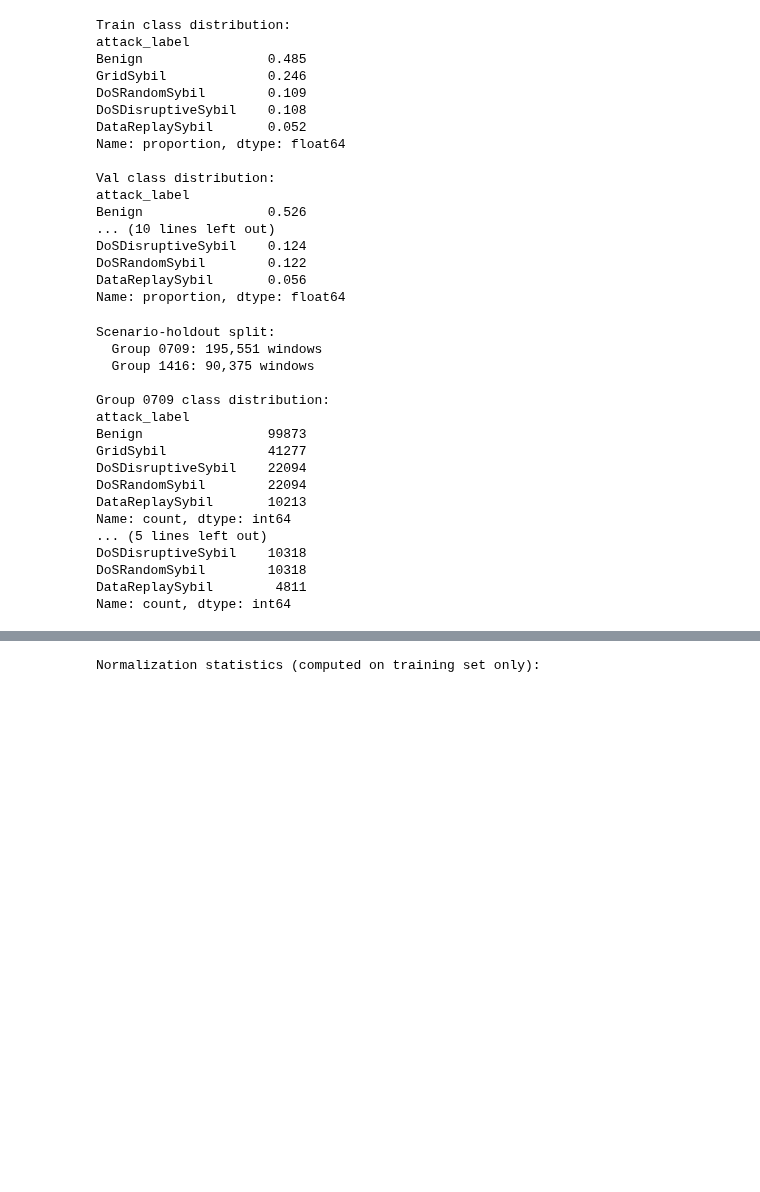
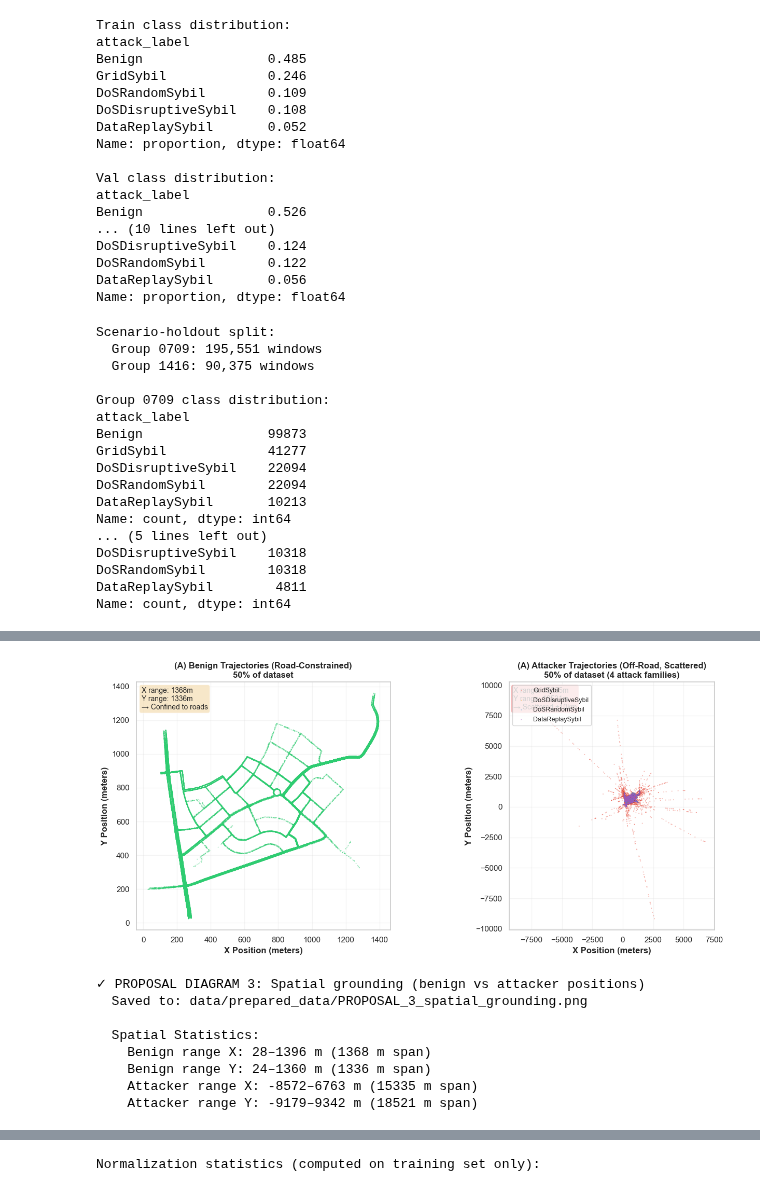
Before and after one commit to bibekgupta3333/sybil-llm, a Jupyter notebook: notebook/eda_veremi.ipynb, the cells around one changed output, grey strips where cells are left out. Saved outputs shown, nothing was run; the diff lists cells and outputs as text; code cells hidden in the pictures; blank space fills up the shorter version.

```diff
--- a/notebook/eda_veremi.ipynb
+++ b/notebook/eda_veremi.ipynb
@@ -801,0 +1154,75 @@ Name: count, dtype: int64
+# %%
+# DIAGRAM 3: Spatial Grounding - Benign On-Road vs Attackers Off-Road
+fig, axes = plt.subplots(1, 2, figsize=(14, 6))
+
+# Left: Benign vehicle positions (road-constrained)
+ax = axes[0]
+benign_sample = df_gt[~df_gt['is_attacker']].sample(min(80000, (~df_gt['is_attacker']).sum()), random_state=42)
+scatter1 = ax.scatter(benign_sample['pos_x'], benign_sample['pos_y'],
+                      s=2, alpha=0.4, c='#2ecc71', edgecolors='none')
+ax.set_xlabel('X Position (meters)', fontsize=12, fontweight='bold')
+ax.set_ylabel('Y Position (meters)', fontsize=12, fontweight='bold')
+ax.set_title('(A) Benign Trajectories (Road-Constrained)\n50% of dataset',
+             fontsize=12, fontweight='bold')
+ax.set_aspect('equal')
+ax.grid(alpha=0.2)
+
+# Stats for benign
+x_range_benign = benign_sample['pos_x'].max() - benign_sample['pos_x'].min()
+y_range_benign = benign_sample['pos_y'].max() - benign_sample['pos_y'].min()
+ax.text(0.02, 0.98, f'X range: {x_range_benign:.0f}m\nY range: {y_range_benign:.0f}m\n→ Confined to roads',
+        transform=ax.transAxes, fontsize=10, verticalalignment='top',
+        bbox=dict(boxstyle='round', facecolor='wheat', alpha=0.7))
+
+# Right: Attacker positions (off-road, scattered)
+ax = axes[1]
+attacker_sample = df_gt[df_gt['is_attacker']].sample(min(80000, df_gt['is_attacker'].sum()), random_state=42)
+# Color by attack type
+attack_colors = {
+    'GridSybil': '#e74c3c',
+    'DoSDisruptiveSybil': '#f39c12',
+    'DoSRandomSybil': '#3498db',
+    'DataReplaySybil': '#9b59b6',
+}
+for attack_type, color in attack_colors.items():
+    mask = attacker_sample['attack_label'] == attack_type
+    subset = attacker_sample[mask]
+    ax.scatter(subset['pos_x'], subset['pos_y'], s=2, alpha=0.4, c=color,
+               label=attack_type, edgecolors='none')
+
+ax.set_xlabel('X Position (meters)', fontsize=12, fontweight='bold')
+ax.set_ylabel('Y Position (meters)', fontsize=12, fontweight='bold')
+ax.set_title('(A) Attacker Trajectories (Off-Road, Scattered)\n50% of dataset (4 attack families)',
+             fontsize=12, fontweight='bold')
+ax.set_aspect('equal')
+ax.grid(alpha=0.2)
+ax.legend(fontsize=9, loc='upper left')
+
+# Stats for attackers
+x_range_attacker = attacker_sample['pos_x'].max() - attacker_sample['pos_x'].min()
+y_range_attacker = attacker_sample['pos_y'].max() - attacker_sample['pos_y'].min()
+ax.text(0.02, 0.98, f'X range: {x_range_attacker:.0f}m\nY range: {y_range_attacker:.0f}m\n→ Scattered ±10km',
+        transform=ax.transAxes, fontsize=10, verticalalignment='top',
+        bbox=dict(boxstyle='round', facecolor='lightcoral', alpha=0.7))
+
+plt.tight_layout()
+plt.savefig('data/prepared_data/PROPOSAL_3_spatial_grounding.png', dpi=300, bbox_inches='tight')
+plt.show()
+
+print("✓ PROPOSAL DIAGRAM 3: Spatial grounding (benign vs attacker positions)")
+print(f"  Saved to: data/prepared_data/PROPOSAL_3_spatial_grounding.png")
+print("\n  Spatial Statistics:")
+print(f"    Benign range X: {benign_sample['pos_x'].min():.0f}–{benign_sample['pos_x'].max():.0f} m ({x_range_benign:.0f} m span)")
+print(f"    Benign range Y: {benign_sample['pos_y'].min():.0f}–{benign_sample['pos_y'].max():.0f} m ({y_range_benign:.0f} m span)")
+print(f"    Attacker range X: {attacker_sample['pos_x'].min():.0f}–{attacker_sample['pos_x'].max():.0f} m ({x_range_attacker:.0f} m span)")
+print(f"    Attacker range Y: {attacker_sample['pos_y'].min():.0f}–{attacker_sample['pos_y'].max():.0f} m ({y_range_attacker:.0f} m span)")
+# %% [output]
+[figure, added]
+✓ PROPOSAL DIAGRAM 3: Spatial grounding (benign vs attacker positions)
+  Saved to: data/prepared_data/PROPOSAL_3_spatial_grounding.png
+
+  Spatial Statistics:
+    Benign range X: 28–1396 m (1368 m span)
+    Benign range Y: 24–1360 m (1336 m span)
+    Attacker range X: -8572–6763 m (15335 m span)
+    Attacker range Y: -9179–9342 m (18521 m span)
```
Also changed, not shown: parts of 9 cells of this notebook, 27 other files.
